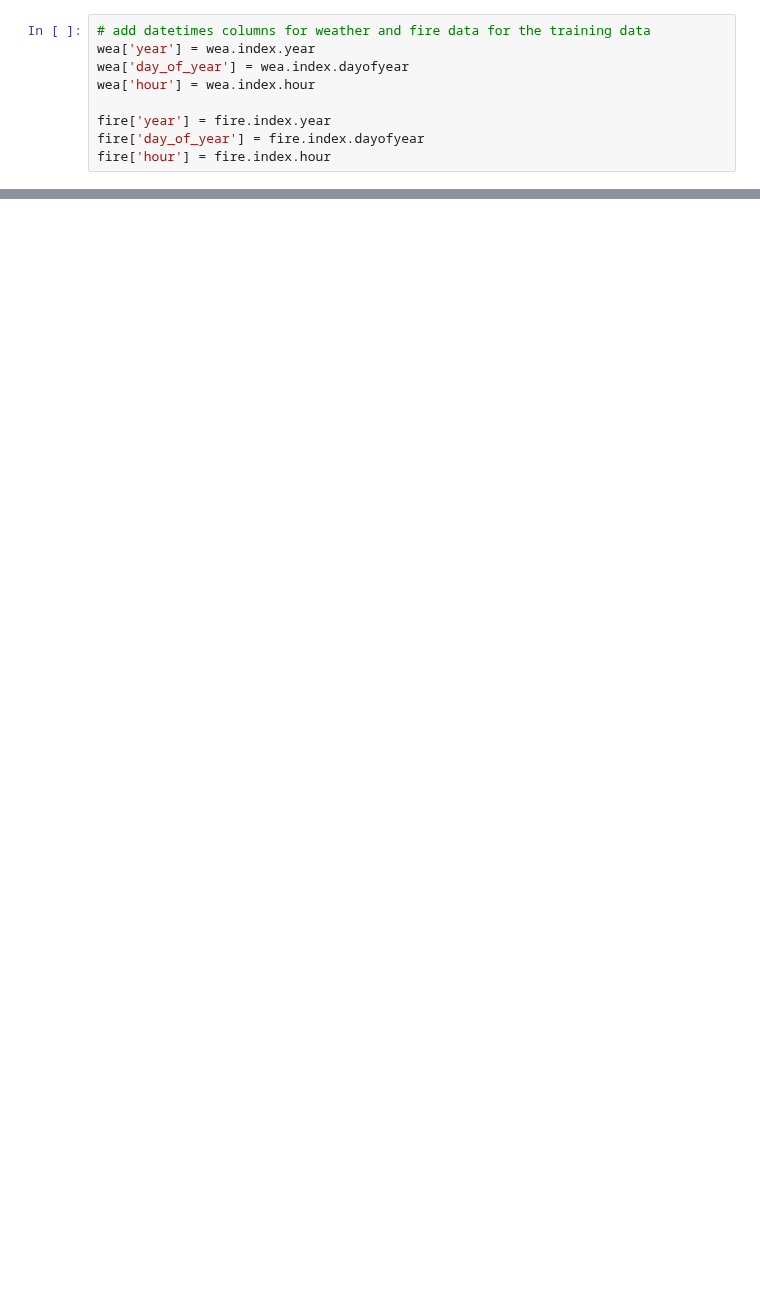
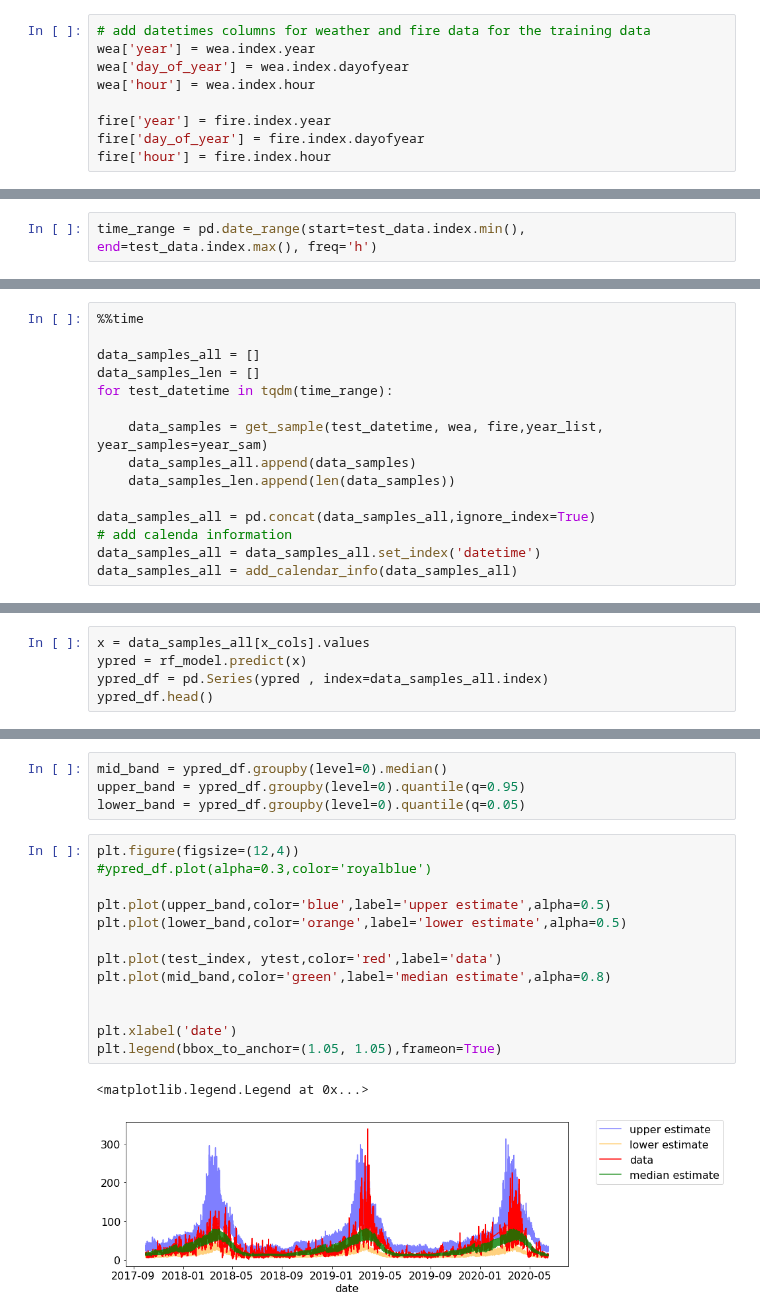
Before and after one commit to worasom/aqi_thailand2, a Jupyter notebook: notebooks/7_prediction.ipynb, the cells around one changed output, grey strips where cells are left out. Drawn from its saved outputs; the diff is of its cells as text; blank space fills up the shorter version.

```diff
--- a/notebooks/7_prediction.ipynb
+++ b/notebooks/7_prediction.ipynb
@@ -122 +108,3 @@ hour_range = hour_range.hour
+# %%
+time_range = pd.date_range(start=test_data.index.min(), end=test_data.index.max(), freq='h')
 # %%
@@ -147,0 +155,15 @@ Wall time: 37.9 ms
+# %%
+%%time
+
+data_samples_all = []
+data_samples_len = []
+for test_datetime in tqdm(time_range):
+
+    data_samples = get_sample(test_datetime, wea, fire,year_list, year_samples=year_sam)
+    data_samples_all.append(data_samples)
+    data_samples_len.append(len(data_samples))
+
+data_samples_all = pd.concat(data_samples_all,ignore_index=True)
+# add calenda information
+data_samples_all = data_samples_all.set_index('datetime')
+data_samples_all = add_calendar_info(data_samples_all)
@@ -147,0 +172,5 @@ Wall time: 37.9 ms
+# %%
+x = data_samples_all[x_cols].values
+ypred = rf_model.predict(x)
+ypred_df = pd.Series(ypred , index=data_samples_all.index)
+ypred_df.head()
@@ -147,0 +201,20 @@ Wall time: 37.9 ms
+# %%
+mid_band = ypred_df.groupby(level=0).median()
+upper_band = ypred_df.groupby(level=0).quantile(q=0.95)
+lower_band = ypred_df.groupby(level=0).quantile(q=0.05)
+# %%
+plt.figure(figsize=(12,4))
+#ypred_df.plot(alpha=0.3,color='royalblue')
+
+plt.plot(upper_band,color='blue',label='upper estimate',alpha=0.5)
+plt.plot(lower_band,color='orange',label='lower estimate',alpha=0.5)
+
+plt.plot(test_index, ytest,color='red',label='data')
+plt.plot(mid_band,color='green',label='median estimate',alpha=0.8)
+
+
+plt.xlabel('date')
+plt.legend(bbox_to_anchor=(1.05, 1.05),frameon=True)
+# %% [output]
+<matplotlib.legend.Legend at 0x...>
+[figure, added]
```
Also changed, not shown: parts of 5 cells of this notebook, 3 other files.
